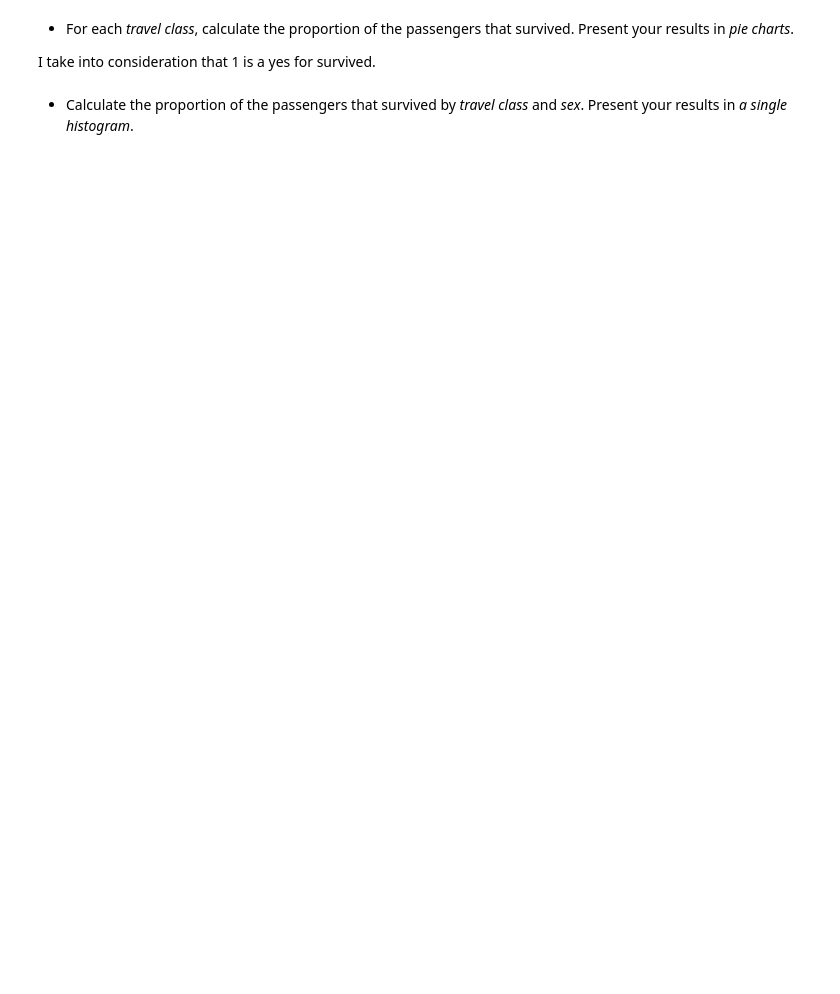
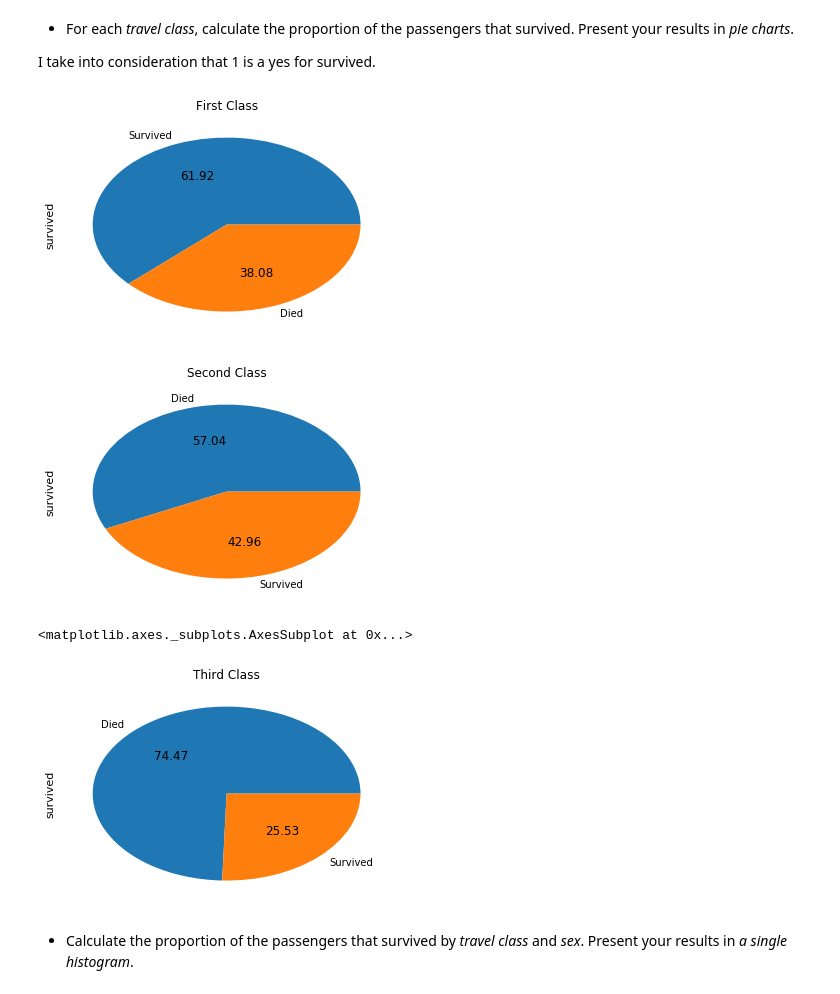
Before and after one commit to mtaziz/ada, a Jupyter notebook: HW1/Homework 1.ipynb, the cells around one changed output. Drawn from its saved outputs; the diff is of its cells as text; code cells hidden in the pictures; blank space fills up the shorter version.

```diff
--- a/HW1/Homework 1.ipynb
+++ b/HW1/Homework 1.ipynb
@@ -337,2 +467,23 @@ plt.show()
+# %%
+# Take only the interesting columns (survived & pclass)
+survivalByClass = titanicXls.iloc[:, 0:2]
+# Clean it from the NaN
+survivalByClass = pd.DataFrame(survivalByClass.dropna())
+
+##manualy label because I haven't figured out a better way :(
+survivalByClass.groupby('pclass').survived.value_counts()['First Class'].plot.pie(title='First Class',
+                            autopct='%.2f', labels=['Survived','Died'])
+plt.show()
+##manualy label because I haven't figured out a better way :(
+survivalByClass.groupby('pclass').survived.value_counts()['Second Class'].plot.pie(title='Second Class',
+                            autopct='%.2f', labels=['Died','Survived'])
+plt.show()
+survivalByClass.groupby('pclass').survived.value_counts()['Third Class'].plot.pie(title='Third Class',
+                            autopct='%.2f', labels=['Died','Survived'])
+# %% [output]
+[figure, added]
+[figure, added]
+<matplotlib.axes._subplots.AxesSubplot at 0x...>
+[figure, added]
 # %% [markdown]
 - Calculate the proportion of the passengers that survived by *travel class* and *sex*. Present your results in *a single histogram*.
```
Also changed, not shown: parts of 26 cells of this notebook.
